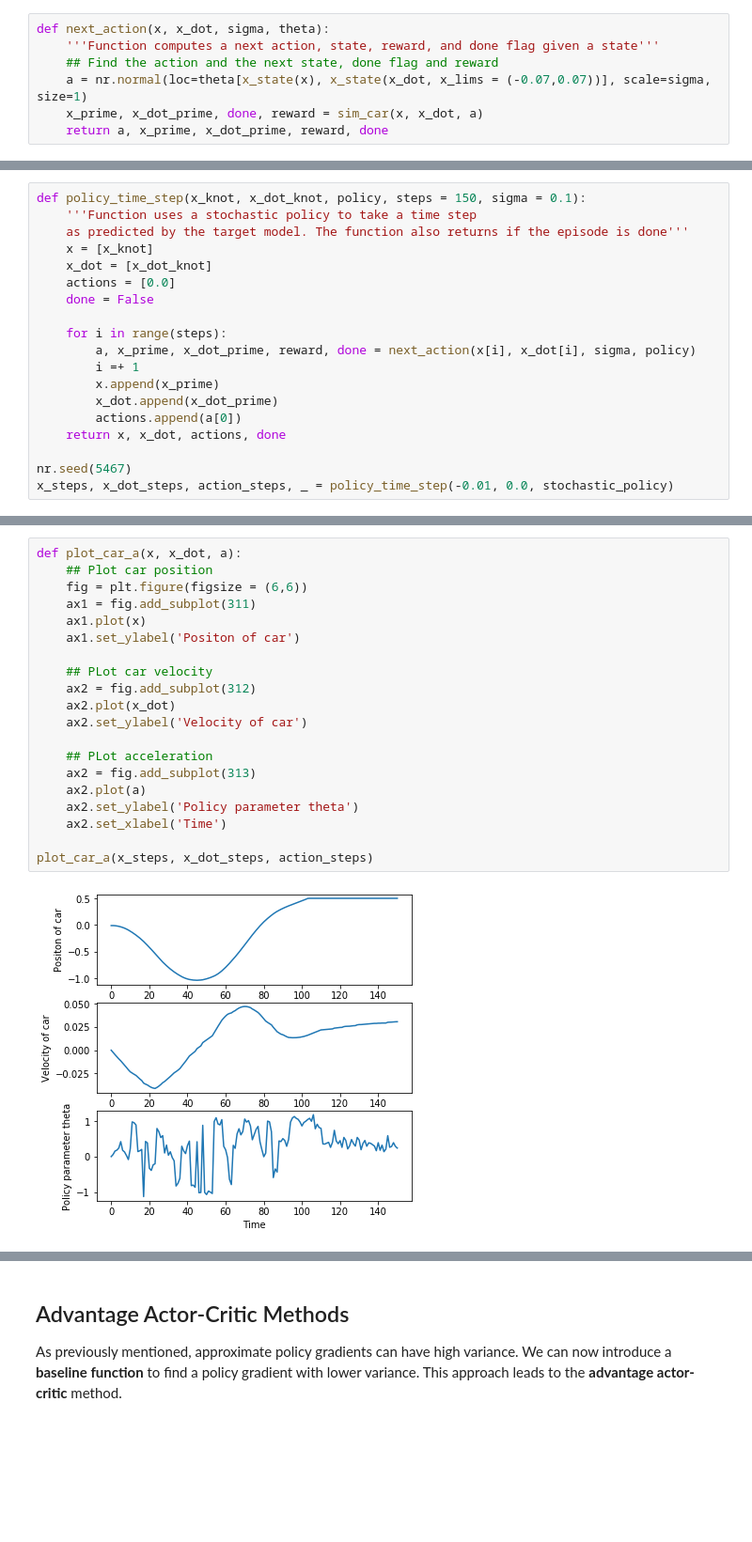
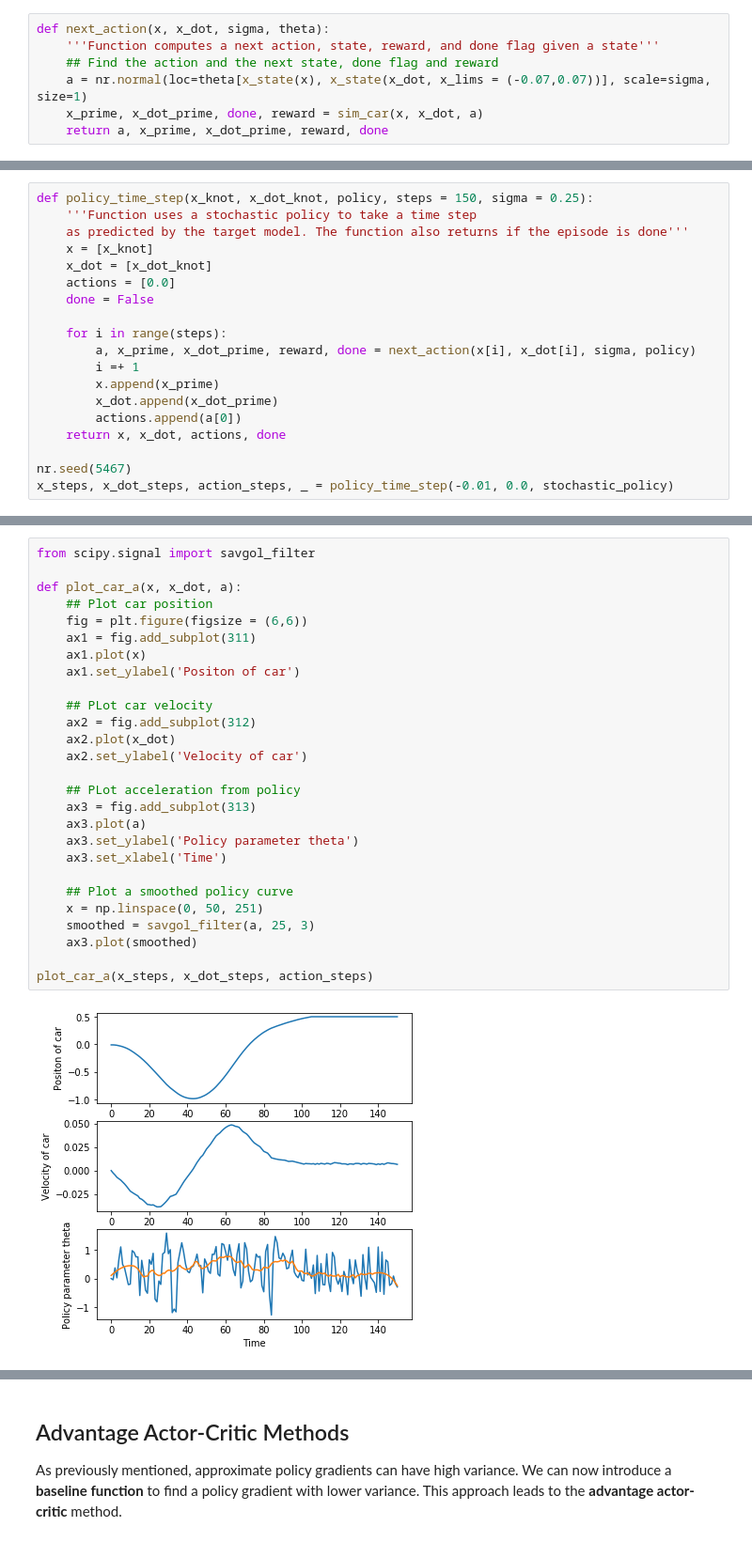
Before and after one commit to mhmohona/Reinforcement-Learning-Explained, a Jupyter notebook: Module8/IntroductionToPolicyGradients.ipynb, the cells around one changed output, grey strips where cells are left out. Shown at 94% size. Drawn from its saved outputs; the diff is of its cells as text; blank space fills up the shorter version.

```diff
--- a/Module8/IntroductionToPolicyGradients.ipynb
+++ b/Module8/IntroductionToPolicyGradients.ipynb
@@ -413,5 +457,5 @@ stochastic_policy = tile_AC()
 # %%
-def policy_time_step(x_knot, x_dot_knot, policy, steps = 150, sigma = 0.1):
+def policy_time_step(x_knot, x_dot_knot, policy, steps = 150, sigma = 0.25):
     '''Function uses a stochastic policy to take a time step
     as predicted by the target model. The function also returns if the episode is done'''
     x = [x_knot]
@@ -432,22 +478,29 @@ x_steps, x_dot_steps, action_steps, _ = policy_time_step(-0.01, 0.0, stochastic_
 # %%
+from scipy.signal import savgol_filter
+
 def plot_car_a(x, x_dot, a):
     ## Plot car position
     fig = plt.figure(figsize = (6,6))
     ax1 = fig.add_subplot(311)
     ax1.plot(x)
     ax1.set_ylabel('Positon of car')
 
     ## PLot car velocity
     ax2 = fig.add_subplot(312)
     ax2.plot(x_dot)
     ax2.set_ylabel('Velocity of car')
 
-    ## PLot acceleration
-    ax2 = fig.add_subplot(313)
-    ax2.plot(a)
-    ax2.set_ylabel('Policy parameter theta')
-    ax2.set_xlabel('Time')
+    ## PLot acceleration from policy
+    ax3 = fig.add_subplot(313)
+    ax3.plot(a)
+    ax3.set_ylabel('Policy parameter theta')
+    ax3.set_xlabel('Time')
+
+    ## Plot a smoothed policy curve
+    x = np.linspace(0, 50, 251)
+    smoothed = savgol_filter(a, 25, 3)
+    ax3.plot(smoothed)
 
 plot_car_a(x_steps, x_dot_steps, action_steps)
 # %% [output]
-[figure, old version]
+[figure, new version]
```
Also changed, not shown: parts of 17 cells of this notebook.
